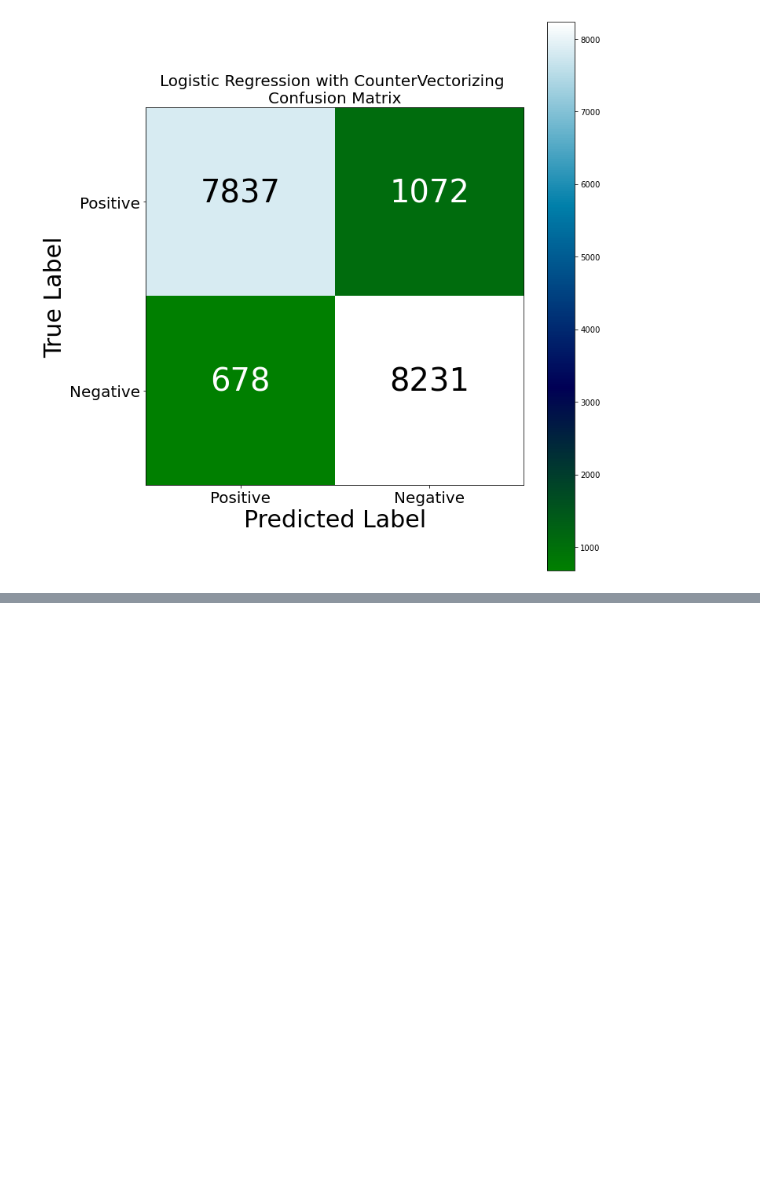
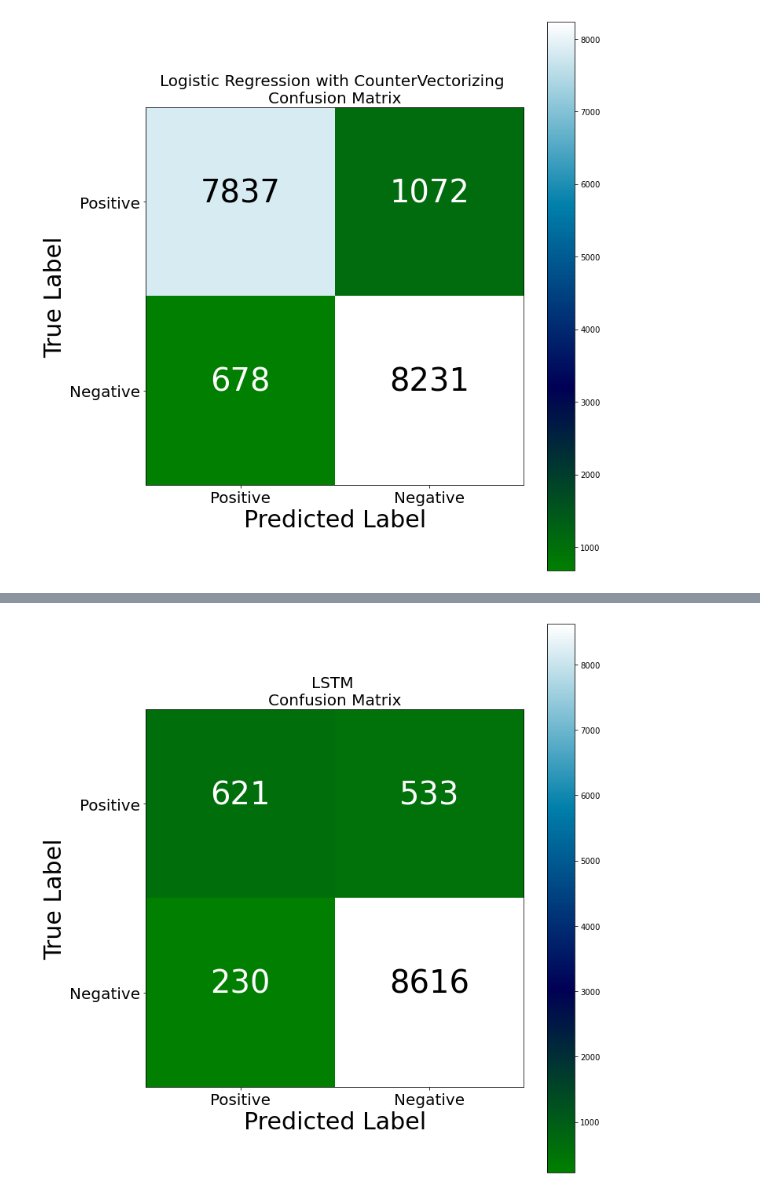
Before and after one commit to bgnanave/CIND820, a Jupyter notebook: Sampling&Modelling.ipynb, the cells around one changed output, grey strips where cells are left out. Saved outputs shown, nothing was run; the diff lists cells and outputs as text; code cells hidden in the pictures; blank space fills up the shorter version.

```diff
--- a/Sampling&Modelling.ipynb
+++ b/Sampling&Modelling.ipynb
@@ -580,0 +913,5 @@ disp_confusion_matrix_bin(predictions, "Logistic Regression")
+# %%
+#X_train, X_test, Y_train, Y_test = train_test_split(X,Y, test_size = 0.10, random_state = 42)
+X_train, X_test, Y_train, Y_test = train_test_split(X,Y, test_size = 10000, train_size=30000, random_state = 4)
+print(X_train.shape,Y_train.shape)
+print(X_test.shape,Y_test.shape)
@@ -580,0 +933,9 @@ disp_confusion_matrix_bin(predictions, "Logistic Regression")
+# %%
+model = Sequential()
+model.add(Embedding(MAX_NB_WORDS, EMBEDDING_DIM, input_length=X_train.shape[1]))
+model.add(SpatialDropout1D(0.2))
+model.add(LSTM(100, dropout=0.2, recurrent_dropout=0.2))
+model.add(Dense(2, activation='sigmoid'))
+#model.compile(loss='sparse_categorical_crossentropy', optimizer='adam', metrics=['accuracy'])
+model.compile(loss='binary_crossentropy', optimizer='adam', metrics=['accuracy'])
+print(model.summary())
@@ -580,0 +960,5 @@ disp_confusion_matrix_bin(predictions, "Logistic Regression")
+# %%
+epochs = 5
+batch_size = 64
+
+history = model.fit(X_train, Y_train, epochs=epochs, batch_size=batch_size,validation_split=0.1,callbacks=[EarlyStopping(monitor='val_loss', patience=3, min_delta=0.0001)])
@@ -580,0 +976,8 @@ disp_confusion_matrix_bin(predictions, "Logistic Regression")
+# %%
+from sklearn.metrics import classification_report
+
+# predict
+predictions = model.predict(X_test, batch_size = 32)
+#pred = np.argmax(predictions, axis=1)
+# label
+y_train = np.argmax(Y_test, axis=1)
@@ -580,0 +995,8 @@ disp_confusion_matrix_bin(predictions, "Logistic Regression")
+# %%
+    cm = confusion_matrix(y_train, np.argmax(predictions, axis = 1))
+    fig = plt.figure(figsize=(10, 10))
+    plot = plot_confusion_matrix(cm, classes=['Positive','Negative'], normalize=False,
+                                 title = "LSTM" + " "+ '\nConfusion Matrix')
+    plt.show()
+# %% [output]
+[figure, added]
```
Also changed, not shown: parts of 46 cells of this notebook, 1 other file.
